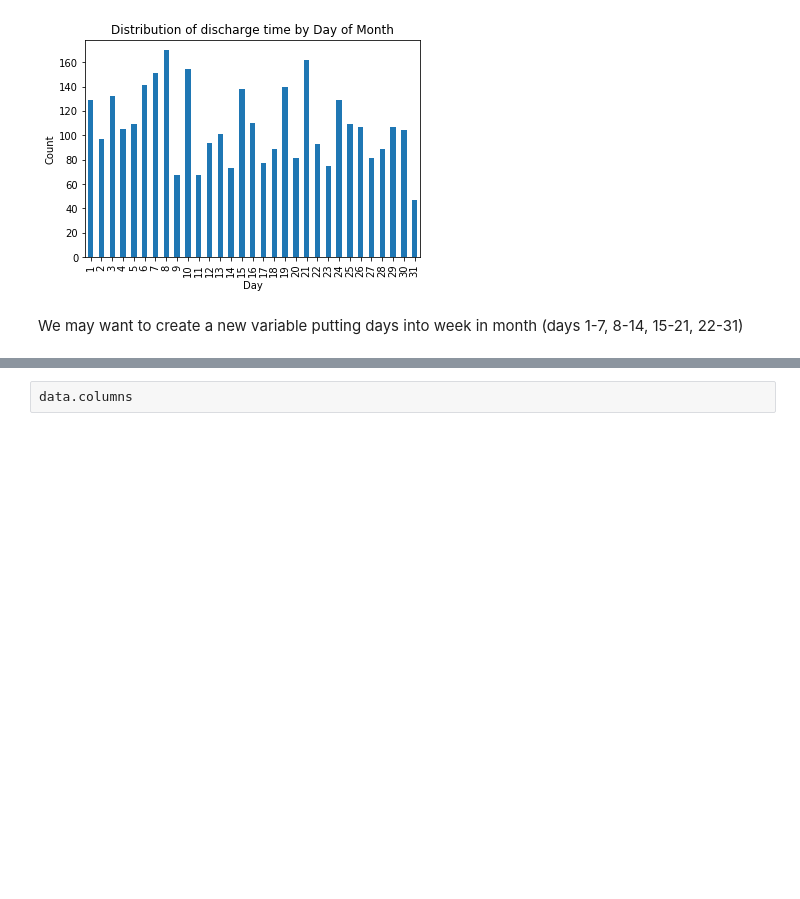
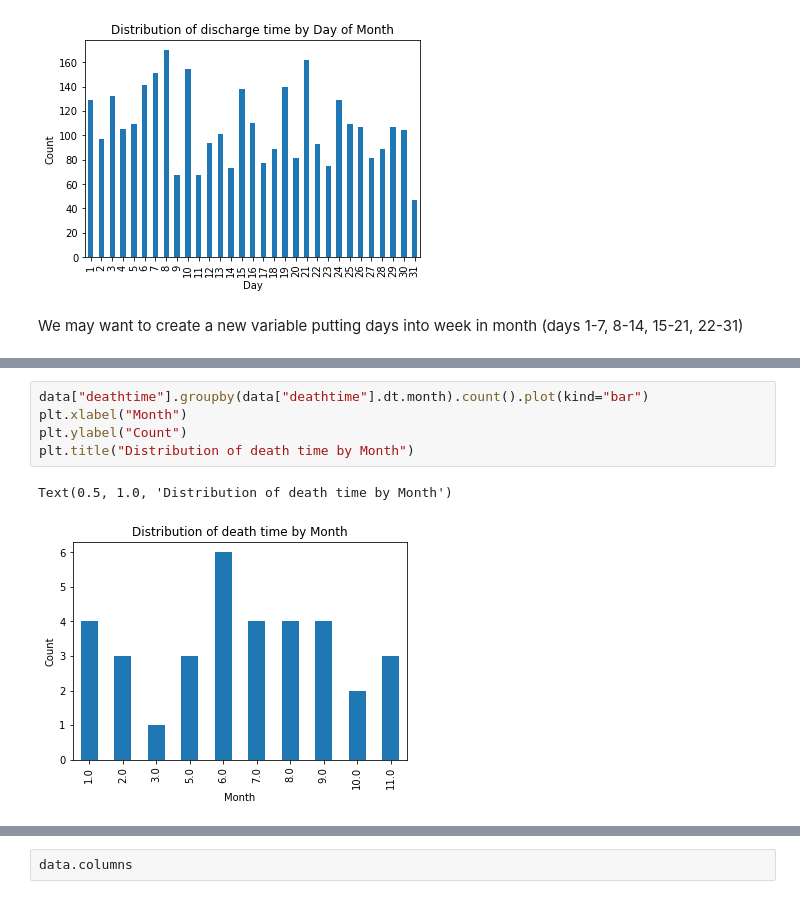
Before and after one commit to derek-y-lee/uclabiostat-thesis, a Jupyter notebook: predict_waitingtime_mimic.ipynb, the cells around one changed output, grey strips where cells are left out. Saved outputs shown, nothing was run; the diff lists cells and outputs as text; blank space fills up the shorter version.

```diff
--- a/predict_waitingtime_mimic.ipynb
+++ b/predict_waitingtime_mimic.ipynb
@@ -231,0 +273,8 @@ We may want to create a new variable putting days into week in month (days 1-7,
+# %%
+data["deathtime"].groupby(data["deathtime"].dt.month).count().plot(kind="bar")
+plt.xlabel("Month")
+plt.ylabel("Count")
+plt.title("Distribution of death time by Month")
+# %% [output]
+Text(0.5, 1.0, 'Distribution of death time by Month')
+[figure, added]
```
Also changed, not shown: parts of 27 cells of this notebook.
